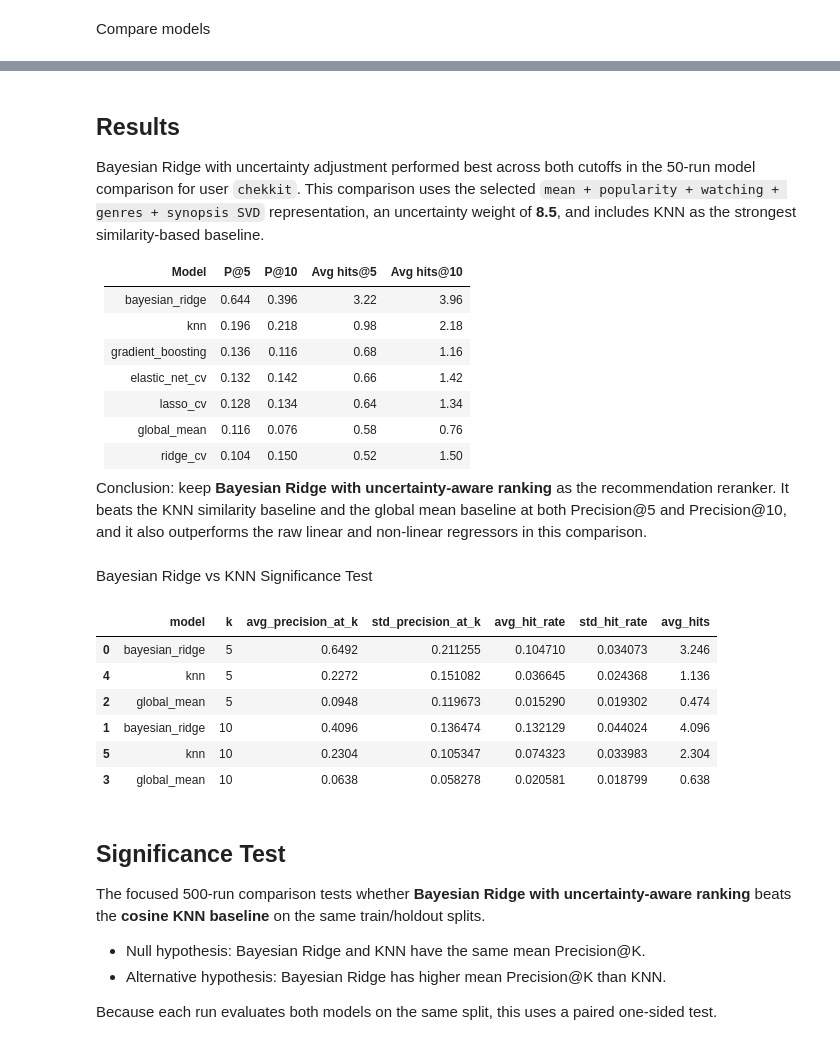
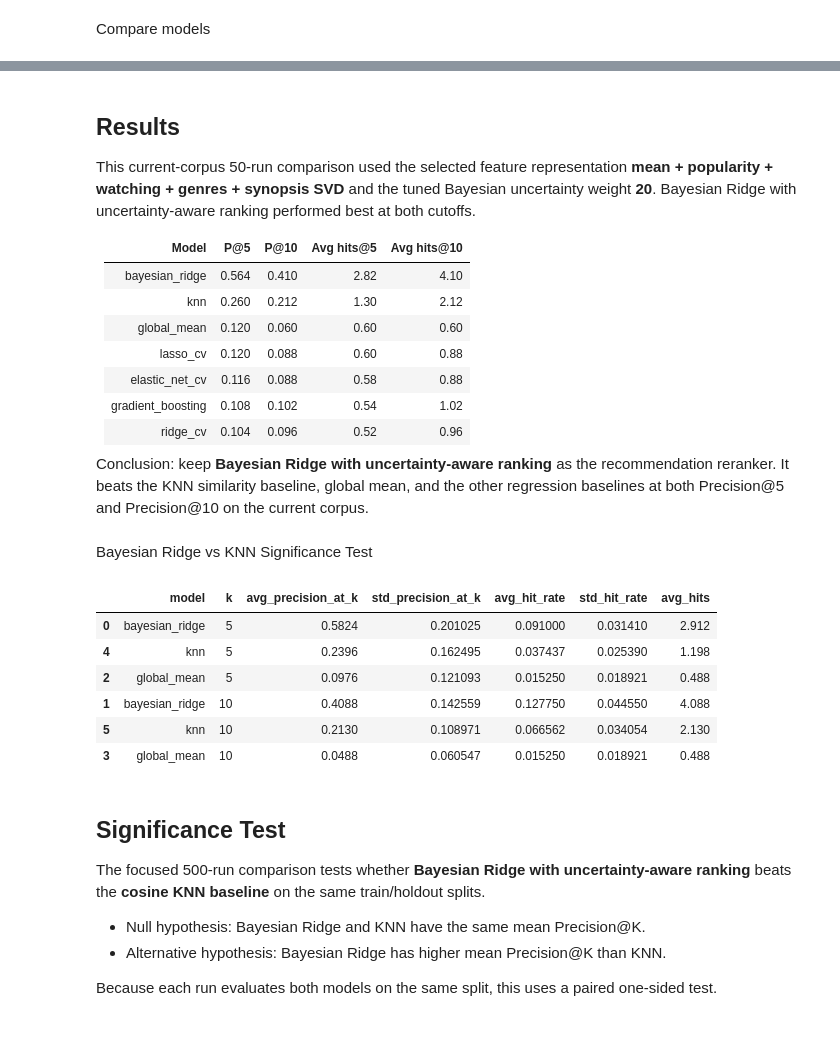
Before and after one commit to sidmetikala-dev/anirec_v2, a Jupyter notebook: notebooks/model_comparison_20260615.ipynb, the cells around one changed output, grey strips where cells are left out. Saved outputs shown, nothing was run; the diff lists cells and outputs as text; code cells hidden in the pictures.

```diff
--- a/notebooks/model_comparison_20260615.ipynb
+++ b/notebooks/model_comparison_20260615.ipynb
@@ -373,59 +360,59 @@ dtype: int64
 # %% [markdown]
 ## Results
 
-Bayesian Ridge with uncertainty adjustment performed best across both cutoffs in the 50-run model comparison for user `chekkit`. This comparison uses the selected `mean + popularity + watching + genres + synopsis SVD` representation, an uncertainty weight of **8.5**, and includes KNN as the strongest similarity-based baseline.
+This current-corpus 50-run comparison used the selected feature representation **mean + popularity + watching + genres + synopsis SVD** and the tuned Bayesian uncertainty weight **20**. Bayesian Ridge with uncertainty-aware ranking performed best at both cutoffs.
 
 | Model | P@5 | P@10 | Avg hits@5 | Avg hits@10 |
 | --- | ---: | ---: | ---: | ---: |
-| bayesian_ridge | 0.644 | 0.396 | 3.22 | 3.96 |
-| knn | 0.196 | 0.218 | 0.98 | 2.18 |
-| gradient_boosting | 0.136 | 0.116 | 0.68 | 1.16 |
-| elastic_net_cv | 0.132 | 0.142 | 0.66 | 1.42 |
-| lasso_cv | 0.128 | 0.134 | 0.64 | 1.34 |
-| global_mean | 0.116 | 0.076 | 0.58 | 0.76 |
-| ridge_cv | 0.104 | 0.150 | 0.52 | 1.50 |
+| bayesian_ridge | 0.564 | 0.410 | 2.82 | 4.10 |
+| knn | 0.260 | 0.212 | 1.30 | 2.12 |
+| global_mean | 0.120 | 0.060 | 0.60 | 0.60 |
+| lasso_cv | 0.120 | 0.088 | 0.60 | 0.88 |
+| elastic_net_cv | 0.116 | 0.088 | 0.58 | 0.88 |
+| gradient_boosting | 0.108 | 0.102 | 0.54 | 1.02 |
+| ridge_cv | 0.104 | 0.096 | 0.52 | 0.96 |
 
-Conclusion: keep **Bayesian Ridge with uncertainty-aware ranking** as the recommendation reranker. It beats the KNN similarity baseline and the global mean baseline at both Precision@5 and Precision@10, and it also outperforms the raw linear and non-linear regressors in this comparison.
+Conclusion: keep **Bayesian Ridge with uncertainty-aware ranking** as the recommendation reranker. It beats the KNN similarity baseline, global mean, and the other regression baselines at both Precision@5 and Precision@10 on the current corpus.
 # %% [markdown]
 Bayesian Ridge vs KNN Significance Test
 # %%
 from anime_evaluation import HitRateEvaluator
 
 n_runs = 500
 compare_top_ks = (5, 10)
-uncertainty_weight = 8.5
+uncertainty_weight = 20
 
 evaluator = HitRateEvaluator(
     anime_df_scaled=anime_df_scaled,
     anime_df=anime_df,
     scores=user_scores,
     heldout_fraction=0.25,
 )
 
 compare_results, compare_summary = evaluator.compare_models(
     uncertainty_weight=uncertainty_weight,
     n_runs=n_runs,
     top_ks=compare_top_ks,
     include_ridge_cv=False,
     include_lasso=False,
     include_elastic_net=False,
     include_knn=True,
     knn_neighbors=20,
     knn_weights="distance",
     knn_metric="cosine",
     include_gradient_boosting=False,
     random_state=42,
 )
 
 display(compare_summary)
 # %% [output]
 |  | model | k | avg_precision_at_k | std_precision_at_k | avg_hit_rate | std_hit_rate | avg_hits |
-| 0 | bayesian_ridge | 5 | 0.6492 | 0.211255 | 0.104710 | 0.034073 | 3.246 |
-| 4 | knn | 5 | 0.2272 | 0.151082 | 0.036645 | 0.024368 | 1.136 |
-| 2 | global_mean | 5 | 0.0948 | 0.119673 | 0.015290 | 0.019302 | 0.474 |
-| 1 | bayesian_ridge | 10 | 0.4096 | 0.136474 | 0.132129 | 0.044024 | 4.096 |
-| 5 | knn | 10 | 0.2304 | 0.105347 | 0.074323 | 0.033983 | 2.304 |
-| 3 | global_mean | 10 | 0.0638 | 0.058278 | 0.020581 | 0.018799 | 0.638 |
+| 0 | bayesian_ridge | 5 | 0.5824 | 0.201025 | 0.091000 | 0.031410 | 2.912 |
+| 4 | knn | 5 | 0.2396 | 0.162495 | 0.037437 | 0.025390 | 1.198 |
+| 2 | global_mean | 5 | 0.0976 | 0.121093 | 0.015250 | 0.018921 | 0.488 |
+| 1 | bayesian_ridge | 10 | 0.4088 | 0.142559 | 0.127750 | 0.044550 | 4.088 |
+| 5 | knn | 10 | 0.2130 | 0.108971 | 0.066562 | 0.034054 | 2.130 |
+| 3 | global_mean | 10 | 0.0488 | 0.060547 | 0.015250 | 0.018921 | 0.488 |
 # %% [markdown]
 ## Significance Test
 
```
Also changed, not shown: parts of 8 cells of this notebook, 28 other files.
